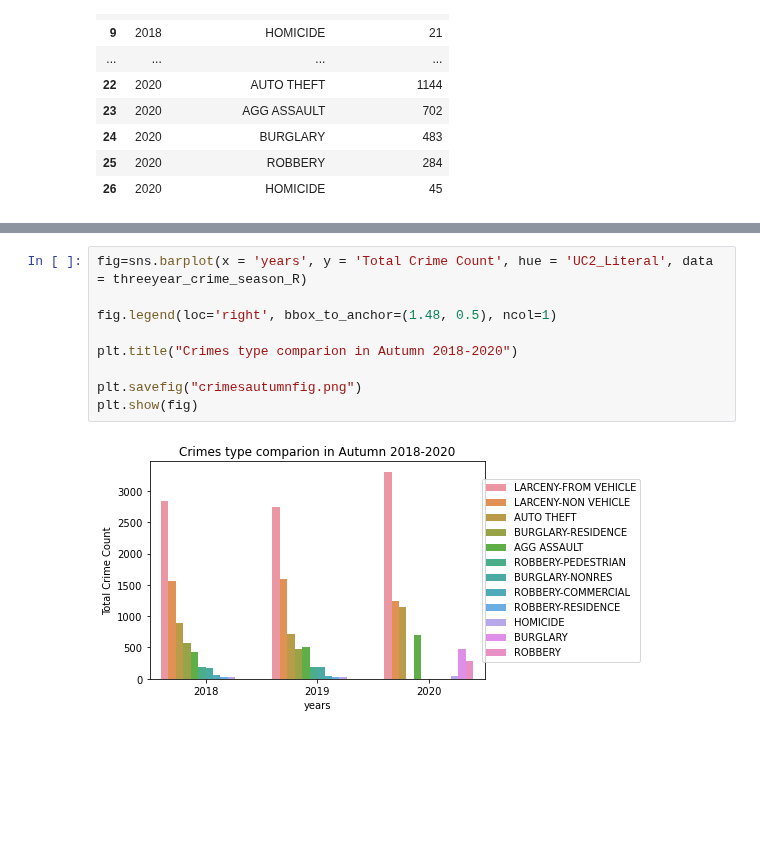
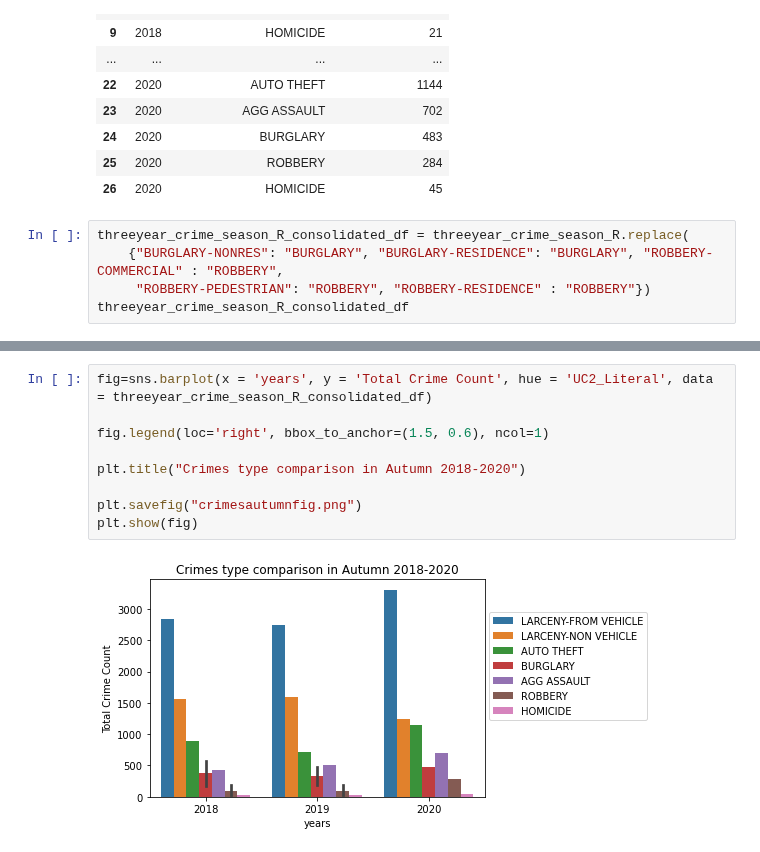
Before and after one commit to cayelsie/Crime-trends-in-Atlanta, a Jupyter notebook: SophieNewSeasons.ipynb, the cells around one changed output, grey strips where cells are left out. Drawn from its saved outputs; the diff is of its cells as text; blank space fills up the shorter version.

```diff
--- a/SophieNewSeasons.ipynb
+++ b/SophieNewSeasons.ipynb
@@ -238,3 +250,8 @@ threeyear_crime_season_R
 | 24 | 2020 | BURGLARY | 483 |
 | 25 | 2020 | ROBBERY | 284 |
 | 26 | 2020 | HOMICIDE | 45 |
+# %%
+threeyear_crime_season_R_consolidated_df = threeyear_crime_season_R.replace(
+    {"BURGLARY-NONRES": "BURGLARY", "BURGLARY-RESIDENCE": "BURGLARY", "ROBBERY-COMMERCIAL" : "ROBBERY",
+     "ROBBERY-PEDESTRIAN": "ROBBERY", "ROBBERY-RESIDENCE" : "ROBBERY"})
+threeyear_crime_season_R_consolidated_df
@@ -241,11 +276,11 @@ threeyear_crime_season_R
 # %%
-fig=sns.barplot(x = 'years', y = 'Total Crime Count', hue = 'UC2_Literal', data = threeyear_crime_season_R)
+fig=sns.barplot(x = 'years', y = 'Total Crime Count', hue = 'UC2_Literal', data = threeyear_crime_season_R_consolidated_df)
 
-fig.legend(loc='right', bbox_to_anchor=(1.48, 0.5), ncol=1)
+fig.legend(loc='right', bbox_to_anchor=(1.5, 0.6), ncol=1)
 
-plt.title("Crimes type comparion in Autumn 2018-2020")
+plt.title("Crimes type comparison in Autumn 2018-2020")
 
 plt.savefig("crimesautumnfig.png")
 plt.show(fig)
 # %% [output]
-[figure, old version]
+[figure, new version]
```
Also changed, not shown: parts of 2 cells of this notebook, 5 other files.
